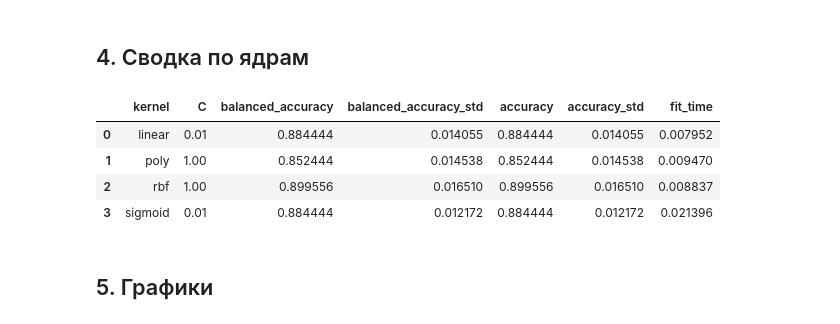
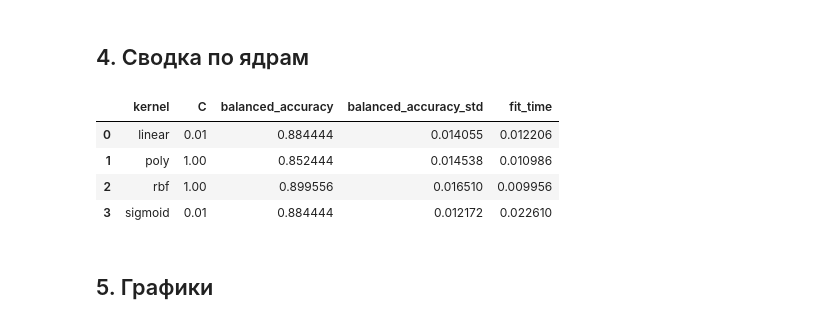
Before and after one commit to Graukern/ml-basics-labs, a Jupyter notebook: individual-assignments/20-Шильдт-Даниэль/src/solution.ipynb, the cells around one changed output. Drawn from its saved outputs; the diff is of its cells as text; code cells hidden in the pictures.

```diff
--- a/individual-assignments/20-Шильдт-Даниэль/src/solution.ipynb
+++ b/individual-assignments/20-Шильдт-Даниэль/src/solution.ipynb
@@ -120,16 +119,17 @@ results.sort_values("balanced_accuracy", ascending=False).head(10)
 # %%
 best_by_kernel = (
     results.sort_values("balanced_accuracy", ascending=False)
     .groupby("kernel", as_index=False)
     .first()
+    [["kernel", "C", "balanced_accuracy", "balanced_accuracy_std", "fit_time"]]
 )
 best_by_kernel
 # %% [output]
-|  | kernel | C | balanced_accuracy | balanced_accuracy_std | accuracy | accuracy_std | fit_time |
-| 0 | linear | 0.01 | 0.884444 | 0.014055 | 0.884444 | 0.014055 | 0.007952 |
-| 1 | poly | 1.00 | 0.852444 | 0.014538 | 0.852444 | 0.014538 | 0.009470 |
-| 2 | rbf | 1.00 | 0.899556 | 0.016510 | 0.899556 | 0.016510 | 0.008837 |
-| 3 | sigmoid | 0.01 | 0.884444 | 0.012172 | 0.884444 | 0.012172 | 0.021396 |
+|  | kernel | C | balanced_accuracy | balanced_accuracy_std | fit_time |
+| 0 | linear | 0.01 | 0.884444 | 0.014055 | 0.012206 |
+| 1 | poly | 1.00 | 0.852444 | 0.014538 | 0.010986 |
+| 2 | rbf | 1.00 | 0.899556 | 0.016510 | 0.009956 |
+| 3 | sigmoid | 0.01 | 0.884444 | 0.012172 | 0.022610 |
 # %% [markdown]
 ## 5. Графики
 # %%
```
Also changed, not shown: parts of 4 cells of this notebook.
